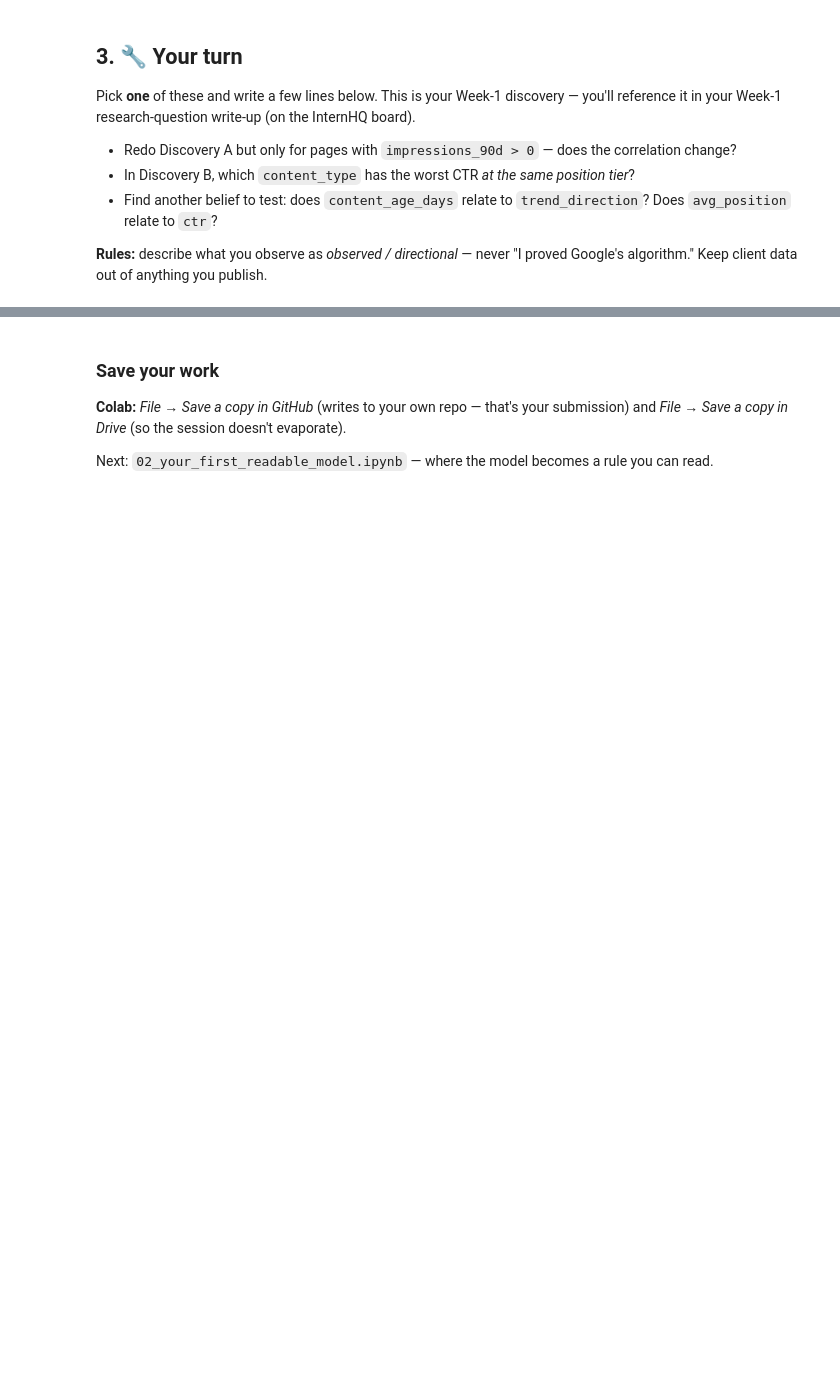
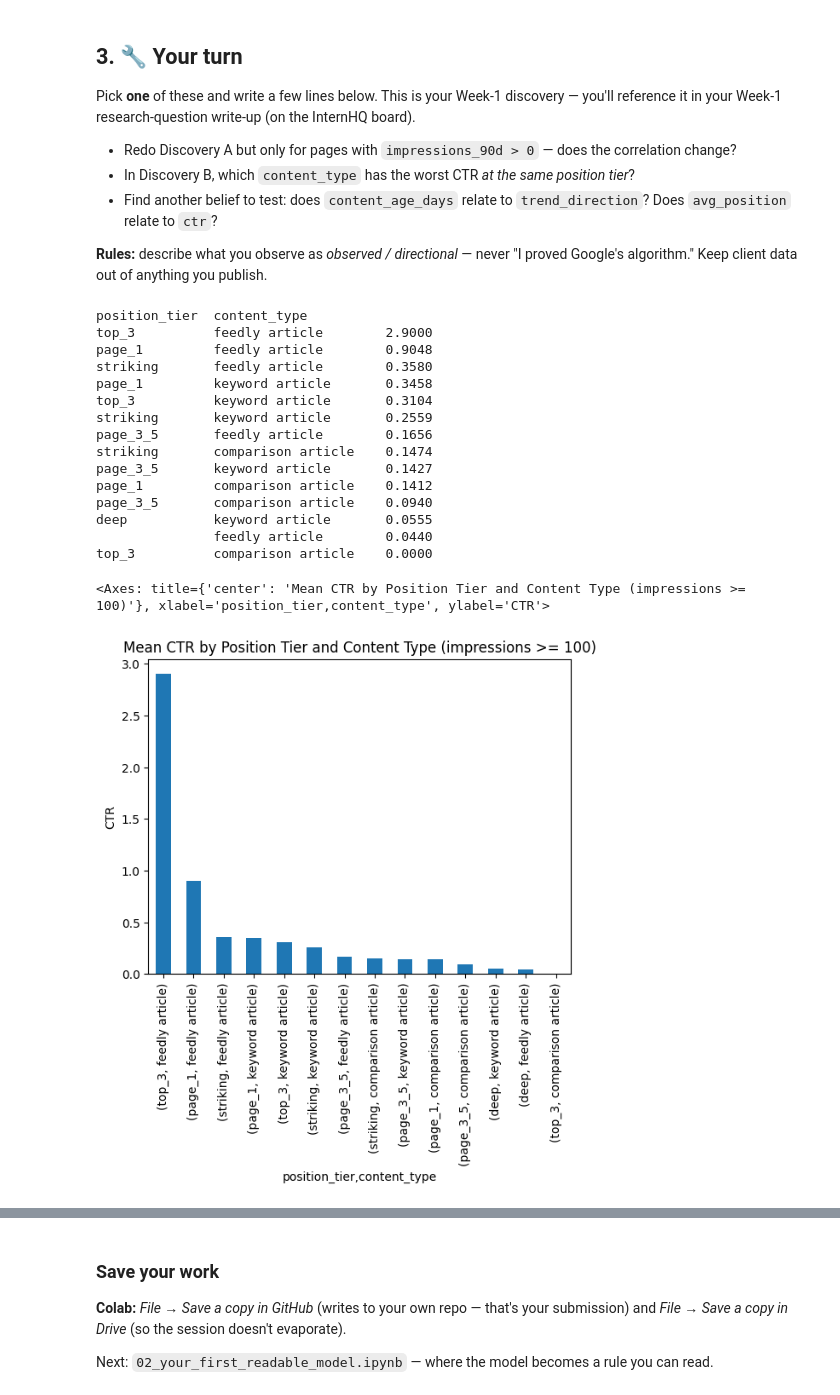
Before and after one commit to haneen06-blip/flyrank-assiment, a Jupyter notebook: notebooks/01_first_look_and_discovery.ipynb, the cells around one changed output, grey strips where cells are left out. Cells and saved outputs as stored; diff of their text form; code cells hidden in the pictures; blank space fills up the shorter version.

```diff
--- a/notebooks/01_first_look_and_discovery.ipynb
+++ b/notebooks/01_first_look_and_discovery.ipynb
@@ -101,0 +164,38 @@ Pick **one** of these and write a few lines below. This is your Week-1 discovery
+# %%
+# Your discovery here
+visible = df[df["impressions_90d"] >= 100]
+ctr_by_pos = (
+    visible
+    .groupby(["position_tier", "content_type"])["ctr"]
+    .mean()
+    .sort_values(ascending=False)
+)
+
+print(ctr_by_pos.round(4).to_string())
+
+ctr_by_pos.plot(
+    kind="bar",
+    title="Mean CTR by Position Tier and Content Type (impressions >= 100)",
+    ylabel="CTR"
+)
+# From this analysis, I noticed that CTR is not only related to position tier.
+# Different content types showed different CTR values even when they appeared
+# in the same position tier.
+# %% [output]
+position_tier  content_type
+top_3          feedly article        2.9000
+page_1         feedly article        0.9048
+striking       feedly article        0.3580
+page_1         keyword article       0.3458
+top_3          keyword article       0.3104
+striking       keyword article       0.2559
+page_3_5       feedly article        0.1656
+striking       comparison article    0.1474
+page_3_5       keyword article       0.1427
+page_1         comparison article    0.1412
+page_3_5       comparison article    0.0940
+deep           keyword article       0.0555
+               feedly article        0.0440
+top_3          comparison article    0.0000
+<Axes: title={'center': 'Mean CTR by Position Tier and Content Type (impressions >= 100)'}, xlabel='position_tier,content_type', ylabel='CTR'>
+[figure, added]
```
Also changed, not shown: parts of 11 cells of this notebook.
